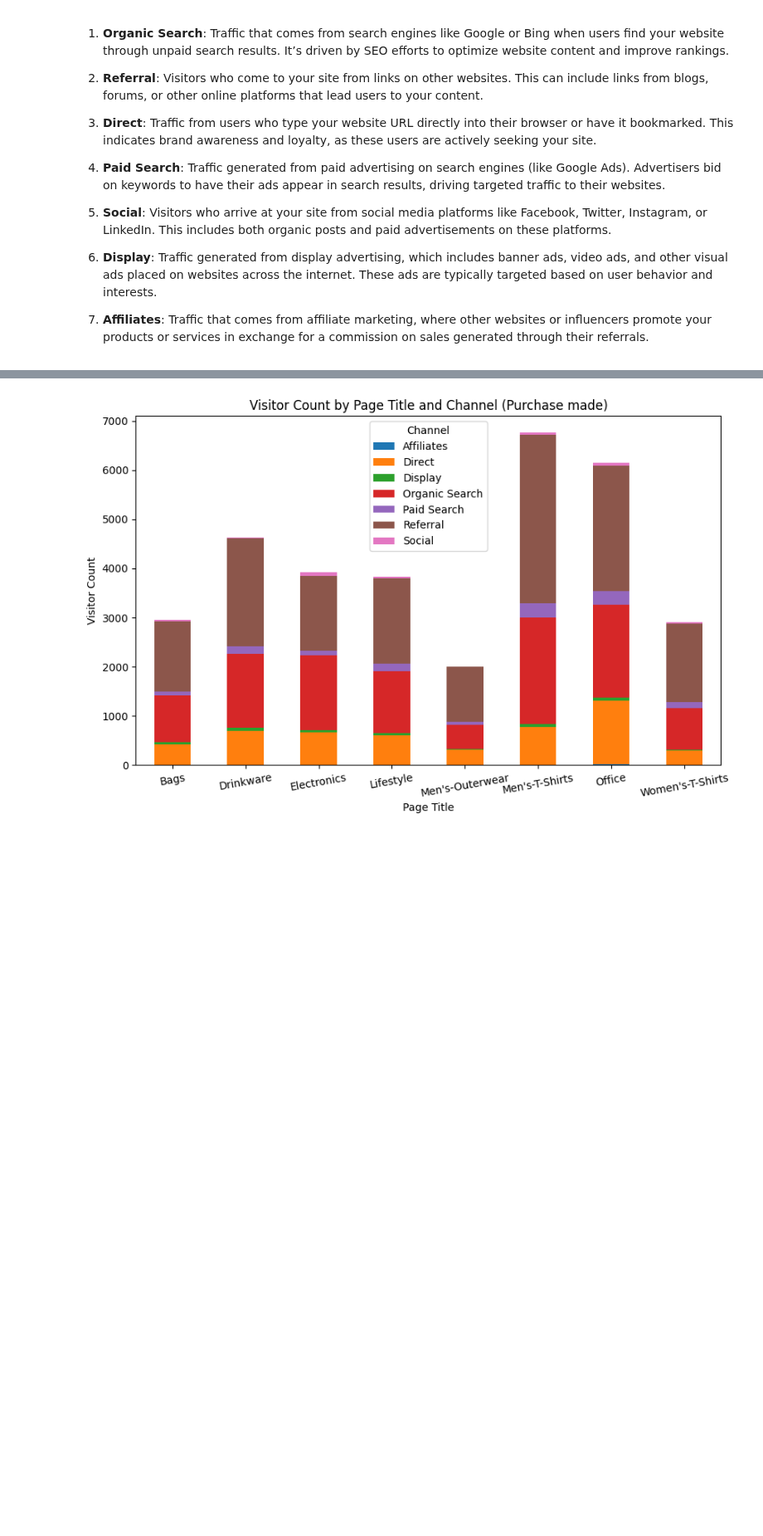
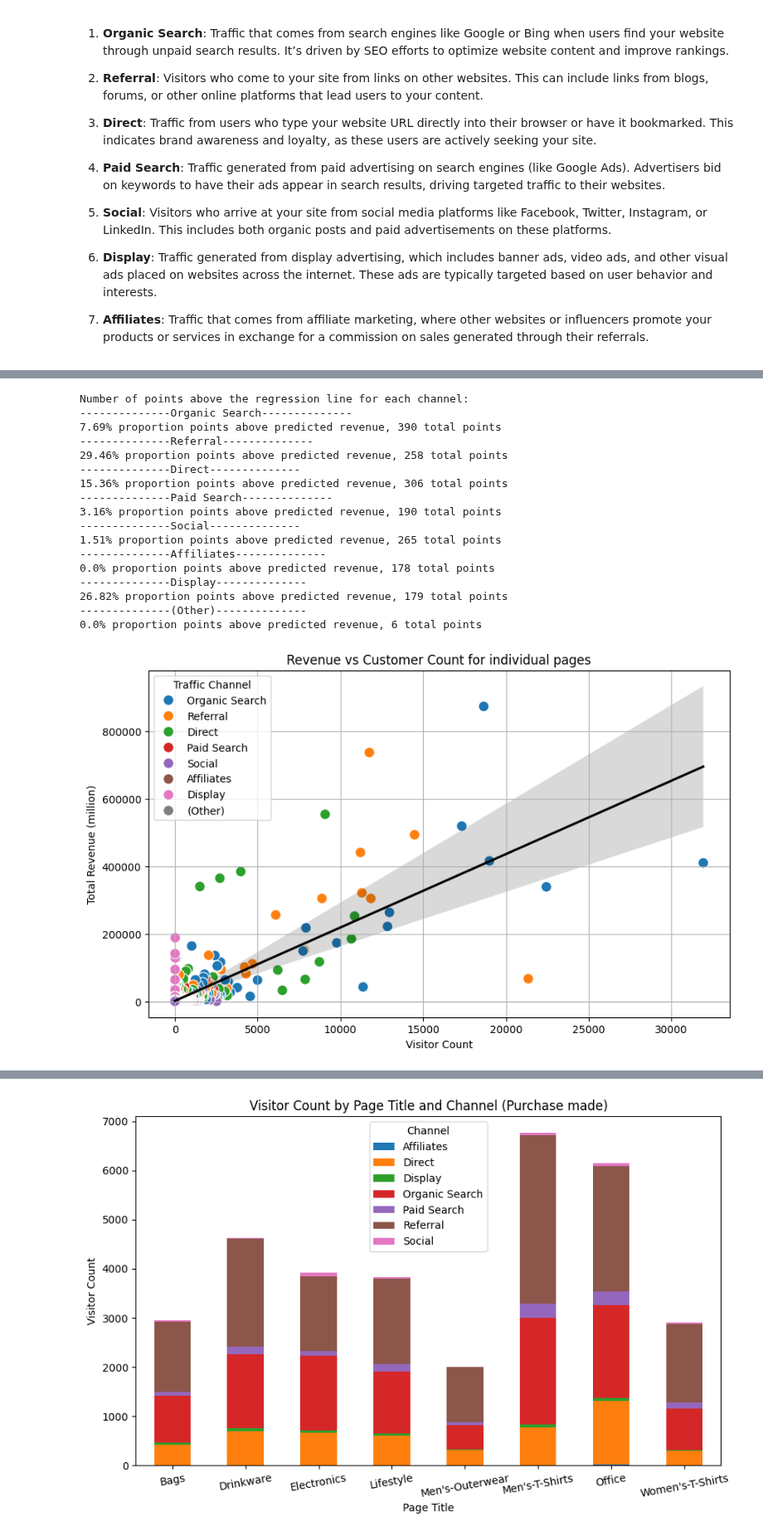
Before and after one commit to woobrandon/DSA3101-Potato-Wedges, a Jupyter notebook: SubgroupA/GoogleAnalyticsAnalysis.ipynb, the cells around one changed output, grey strips where cells are left out. Shown at 83% size. Cells and saved outputs as stored; diff of their text form; code cells hidden in the pictures; blank space fills up the shorter version.

Commit message:
updated the marketing channel

```diff
--- a/SubgroupA/GoogleAnalyticsAnalysis.ipynb
+++ b/SubgroupA/GoogleAnalyticsAnalysis.ipynb
@@ -1674,7 +1675,7 @@ query = f"""
             channelGrouping AS Channel,
             COUNT(fullVisitorID) AS VisitorCount,
             SUM(IF(totals.transactions IS NULL, 0, totals.transactions)) AS TransactionCount,
-            SUM(totals.totalTransactionRevenue/1e6) AS TotalRevenue
+            SUM(IF(totals.totalTransactionRevenue IS NULL, 0, totals.totalTransactionRevenue/1e6)) AS TotalRevenue
         FROM
             `bigquery-public-data.google_analytics_sample.ga_sessions_*`, UNNEST(hits) AS hits
         WHERE hits.page.pageTitle NOT LIKE '%Checkout%'
@@ -1690,17 +1691,5 @@ query = f"""
 rows = client.query(query)
 
 result_df = rows.to_dataframe()
-
-plt.figure(figsize=(10, 6))
-sns.scatterplot(data=result_df, x='VisitorCount',
-                y='TotalRevenue', hue='Channel', s=100)
-sns.regplot(data=result_df, x='VisitorCount', y='TotalRevenue',
-            scatter=False, color='black', line_kws={"label": "Best Fit Line"})
-
-plt.title('Revenue vs Customer Count for individual pages')
-plt.xlabel('Visitor Count')
-plt.ylabel('Total Revenue (million)')
-plt.legend(title='Traffic Channel')
-plt.grid(True)
-plt.show()
+result_df
 # %% [output]
@@ -1707,0 +1709,52 @@ plt.show()
+# %%
+x = result_df[['VisitorCount']]
+y = result_df['TotalRevenue']
+
+model = LinearRegression()
+model.fit(x, y)
+
+result_df['PredictedRevenue'] = model.predict(x)
+regression_count = {}
+
+for channel in result_df['Channel'].unique():
+    channel_data = result_df[result_df['Channel'] == channel]
+    count_above = (channel_data['TotalRevenue'] >= channel_data['PredictedRevenue']).sum()
+    count_below = (channel_data['TotalRevenue'] < channel_data['PredictedRevenue']).sum()
+    regression_count[channel] = [count_above, count_below]
+
+print("Number of points above the regression line for each channel:")
+for channel, [above, below] in regression_count.items():
+    print(f"--------------{channel}--------------")
+    print(f"{round((above/(above + below) * 100), 2)}% proportion points above predicted revenue, {above + below} total points")
+
+plt.figure(figsize=(10, 6))
+sns.scatterplot(data=result_df, x='VisitorCount',
+                y='TotalRevenue', hue='Channel', s=100)
+sns.regplot(data=result_df, x='VisitorCount', y='TotalRevenue',
+            scatter=False, color='black', line_kws={"label": "Best Fit Line"})
+
+plt.title('Revenue vs Customer Count for individual pages')
+plt.xlabel('Visitor Count')
+plt.ylabel('Total Revenue (million)')
+plt.legend(title='Traffic Channel')
+plt.grid(True)
+plt.show()
+# %% [output]
+Number of points above the regression line for each channel:
+--------------Organic Search--------------
+7.69% proportion points above predicted revenue, 390 total points
+--------------Referral--------------
+29.46% proportion points above predicted revenue, 258 total points
+--------------Direct--------------
+15.36% proportion points above predicted revenue, 306 total points
+--------------Paid Search--------------
+3.16% proportion points above predicted revenue, 190 total points
+--------------Social--------------
+1.51% proportion points above predicted revenue, 265 total points
+--------------Affiliates--------------
+0.0% proportion points above predicted revenue, 178 total points
+--------------Display--------------
+26.82% proportion points above predicted revenue, 179 total points
+--------------(Other)--------------
+0.0% proportion points above predicted revenue, 6 total points
+[figure, added]
```
Also changed, not shown: parts of 4 cells of this notebook.
